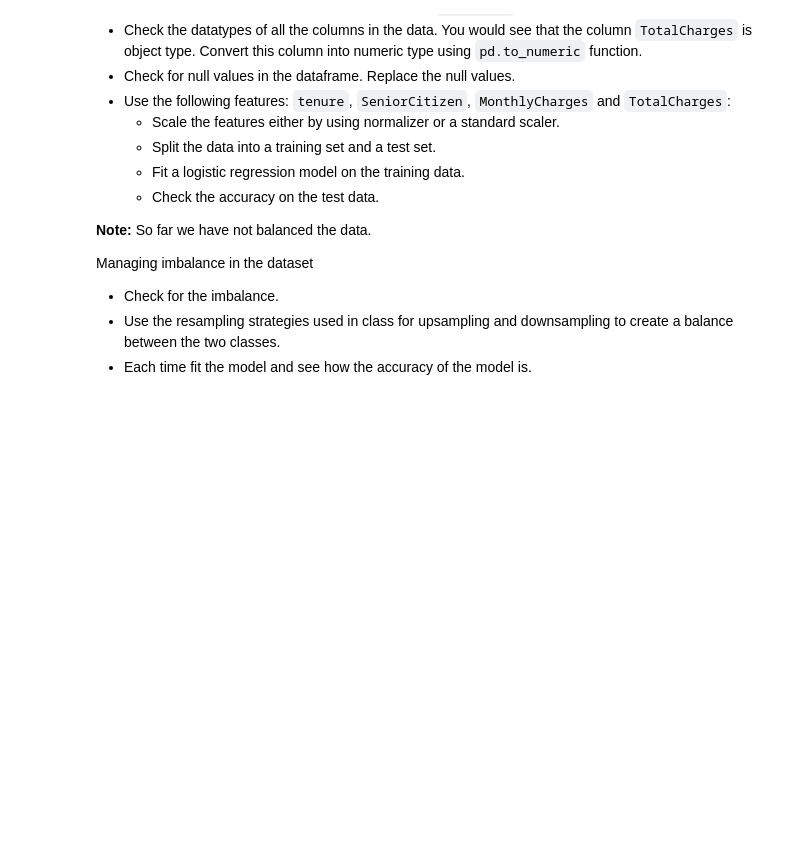
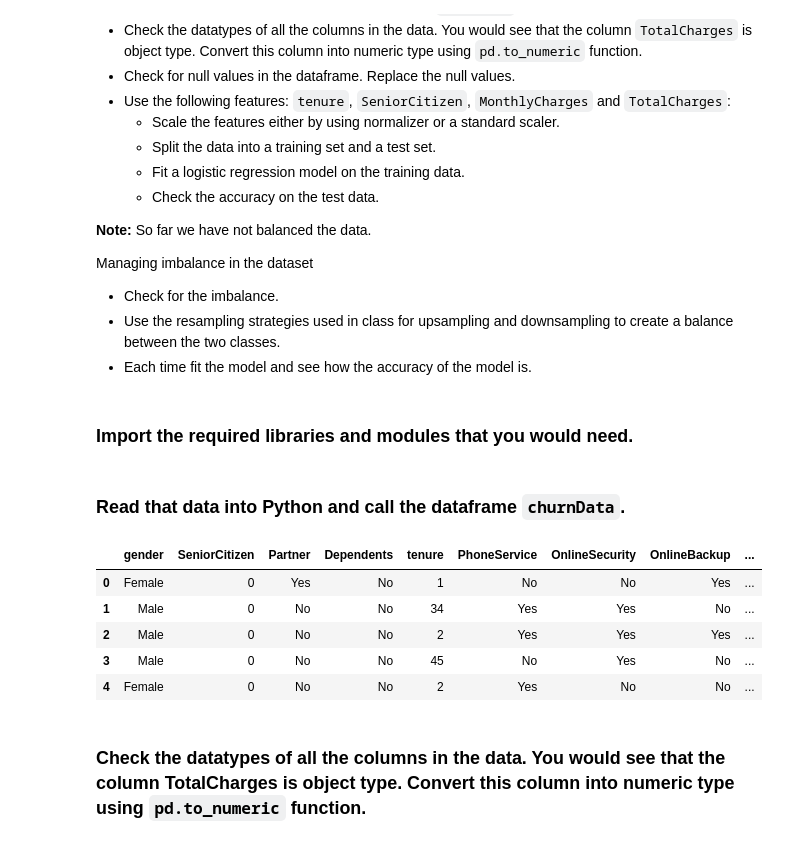
Before and after one commit to paulidl/lab-handling-data-imbalance-classification, a Jupyter notebook: lab-handling-data-imbalance-classification.ipynb, the cells around one changed output. Cells and saved outputs as stored; diff of their text form; code cells hidden in the pictures; blank space fills up the shorter version.

```diff
--- a/lab-handling-data-imbalance-classification.ipynb
+++ b/lab-handling-data-imbalance-classification.ipynb
@@ -27,3 +27,5 @@ Managing imbalance in the dataset
 * Check for the imbalance.
 * Use the resampling strategies used in class for upsampling and downsampling to create a balance between the two classes.
 * Each time fit the model and see how the accuracy of the model is.
+# %% [markdown]
+### Import the required libraries and modules that you would need.
@@ -29,0 +48,14 @@ Managing imbalance in the dataset
+# %% [markdown]
+### Read that data into Python and call the dataframe `churnData`.
+# %%
+churnData = pd.read_csv('/Users/pauli/Desktop/Ironhack/Week17/Sabado/lab-handling-data-imbalance-classification/files_for_lab/Customer-Churn.csv')
+churnData.head()
+# %% [output]
+|  | gender | SeniorCitizen | Partner | Dependents | tenure | PhoneService | OnlineSecurity | OnlineBackup | ... |
+| 0 | Female | 0 | Yes | No | 1 | No | No | Yes | ... |
+| 1 | Male | 0 | No | No | 34 | Yes | Yes | No | ... |
+| 2 | Male | 0 | No | No | 2 | Yes | Yes | Yes | ... |
+| 3 | Male | 0 | No | No | 45 | No | Yes | No | ... |
+| 4 | Female | 0 | No | No | 2 | Yes | No | No | ... |
+# %% [markdown]
+### Check the datatypes of all the columns in the data. You would see that the column TotalCharges is object type. Convert this column into numeric type using `pd.to_numeric` function.
```
Also changed, not shown: parts of 43 cells of this notebook.
